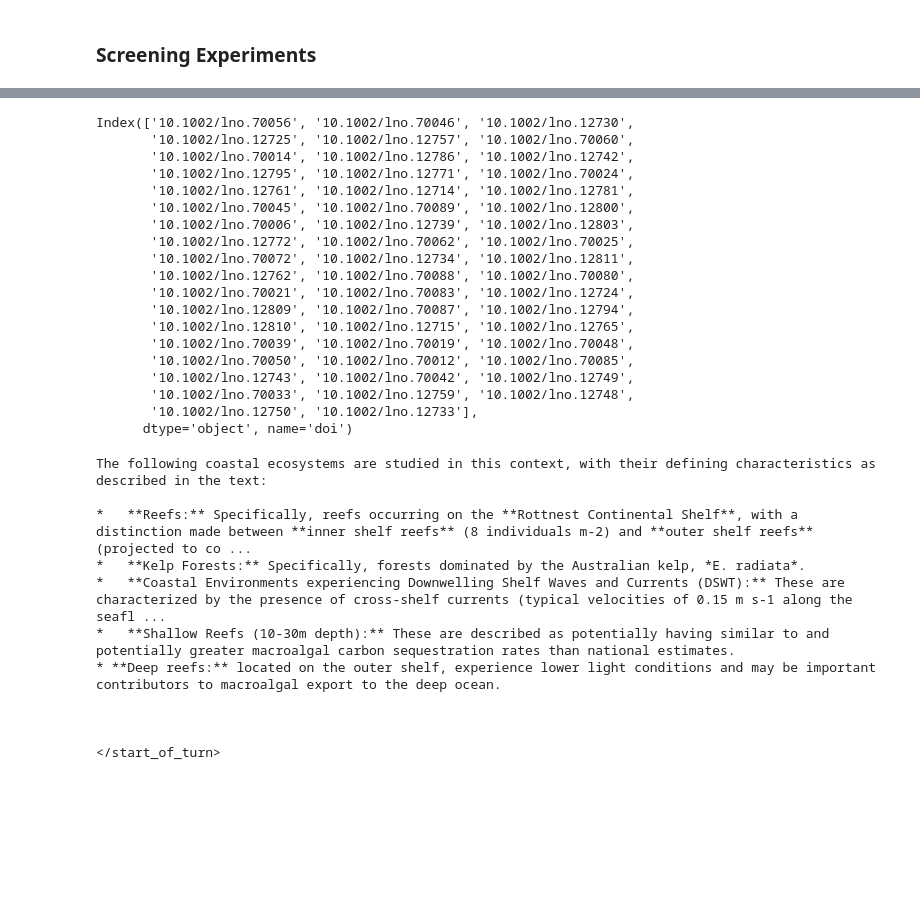
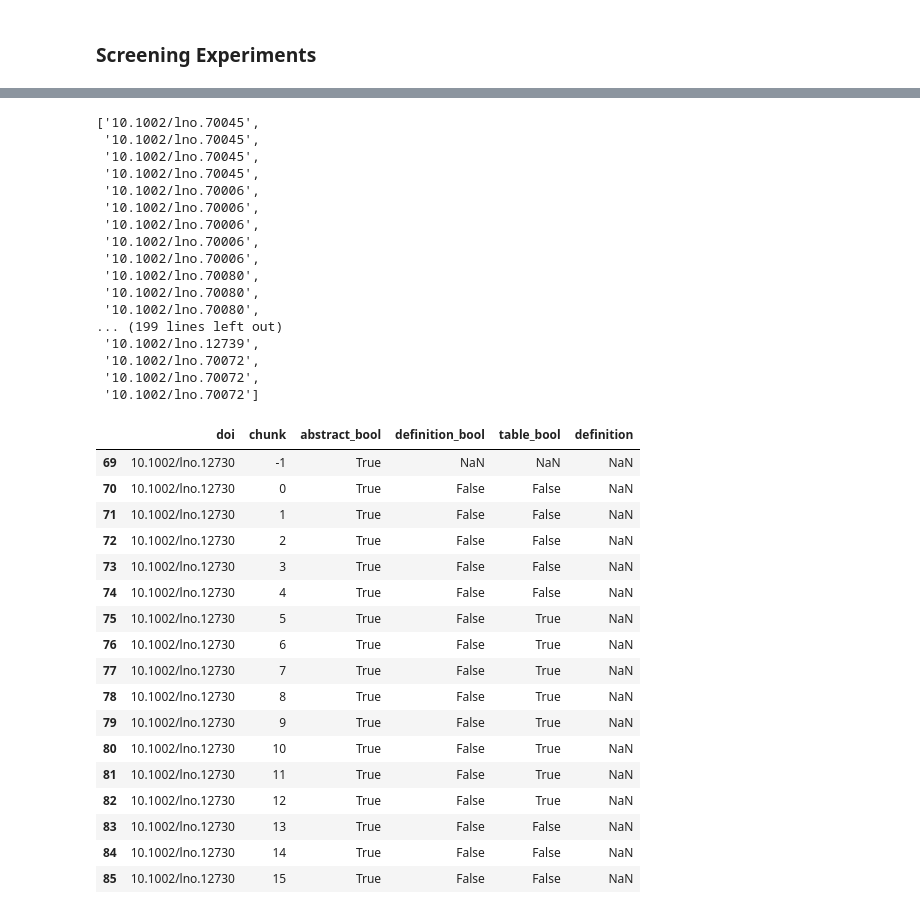
Before and after one commit to kevinqnb/systematic-review, a Jupyter notebook: examples/results.ipynb, the cells around one changed output, grey strips where cells are left out. Saved outputs shown, nothing was run; the diff lists cells and outputs as text; code cells hidden in the pictures; blank space fills up the shorter version.

```diff
--- a/examples/results.ipynb
+++ b/examples/results.ipynb
@@ -159,36 +188,41 @@ Name: count, dtype: int64
 # %%
-df.loc[df.table_bool == True].doi.value_counts().index
+list(df.loc[df.table_bool == True].doi)
 # %% [output]
-Index(['10.1002/lno.70056', '10.1002/lno.70046', '10.1002/lno.12730',
-       '10.1002/lno.12725', '10.1002/lno.12757', '10.1002/lno.70060',
-       '10.1002/lno.70014', '10.1002/lno.12786', '10.1002/lno.12742',
-       '10.1002/lno.12795', '10.1002/lno.12771', '10.1002/lno.70024',
-       '10.1002/lno.12761', '10.1002/lno.12714', '10.1002/lno.12781',
-       '10.1002/lno.70045', '10.1002/lno.70089', '10.1002/lno.12800',
-       '10.1002/lno.70006', '10.1002/lno.12739', '10.1002/lno.12803',
-       '10.1002/lno.12772', '10.1002/lno.70062', '10.1002/lno.70025',
-       '10.1002/lno.70072', '10.1002/lno.12734', '10.1002/lno.12811',
-       '10.1002/lno.12762', '10.1002/lno.70088', '10.1002/lno.70080',
-       '10.1002/lno.70021', '10.1002/lno.70083', '10.1002/lno.12724',
-       '10.1002/lno.12809', '10.1002/lno.70087', '10.1002/lno.12794',
-       '10.1002/lno.12810', '10.1002/lno.12715', '10.1002/lno.12765',
-       '10.1002/lno.70039', '10.1002/lno.70019', '10.1002/lno.70048',
-       '10.1002/lno.70050', '10.1002/lno.70012', '10.1002/lno.70085',
-       '10.1002/lno.12743', '10.1002/lno.70042', '10.1002/lno.12749',
-       '10.1002/lno.70033', '10.1002/lno.12759', '10.1002/lno.12748',
-       '10.1002/lno.12750', '10.1002/lno.12733'],
-      dtype='object', name='doi')
+['10.1002/lno.70045',
+ '10.1002/lno.70045',
+ '10.1002/lno.70045',
+ '10.1002/lno.70045',
+ '10.1002/lno.70006',
+ '10.1002/lno.70006',
+ '10.1002/lno.70006',
+ '10.1002/lno.70006',
+ '10.1002/lno.70006',
+ '10.1002/lno.70080',
+ '10.1002/lno.70080',
+ '10.1002/lno.70080',
+... (199 lines left out)
+ '10.1002/lno.12739',
+ '10.1002/lno.70072',
+ '10.1002/lno.70072',
+ '10.1002/lno.70072']
-# %%
-print(df.loc[df.definition_bool == True].definition.iloc[4])
-# %% [output]
-The following coastal ecosystems are studied in this context, with their defining characteristics as described in the text:
-
-*   **Reefs:** Specifically, reefs occurring on the **Rottnest Continental Shelf**, with a distinction made between **inner shelf reefs** (8 individuals m-2) and **outer shelf reefs** (projected to co ...
-*   **Kelp Forests:** Specifically, forests dominated by the Australian kelp, *E. radiata*.
-*   **Coastal Environments experiencing Downwelling Shelf Waves and Currents (DSWT):** These are characterized by the presence of cross-shelf currents (typical velocities of 0.15 m s-1 along the seafl ...
-*   **Shallow Reefs (10-30m depth):** These are described as potentially having similar to and potentially greater macroalgal carbon sequestration rates than national estimates.
-* **Deep reefs:** located on the outer shelf, experience lower light conditions and may be important contributors to macroalgal export to the deep ocean.
-
-
-
-</start_of_turn>
+# %%
+df.loc[df.doi == '10.1002/lno.12730']
+# %% [output]
+|  | doi | chunk | abstract_bool | definition_bool | table_bool | definition |
+| 69 | 10.1002/lno.12730 | -1 | True | NaN | NaN | NaN |
+| 70 | 10.1002/lno.12730 | 0 | True | False | False | NaN |
+| 71 | 10.1002/lno.12730 | 1 | True | False | False | NaN |
+| 72 | 10.1002/lno.12730 | 2 | True | False | False | NaN |
+| 73 | 10.1002/lno.12730 | 3 | True | False | False | NaN |
+| 74 | 10.1002/lno.12730 | 4 | True | False | False | NaN |
+| 75 | 10.1002/lno.12730 | 5 | True | False | True | NaN |
+| 76 | 10.1002/lno.12730 | 6 | True | False | True | NaN |
+| 77 | 10.1002/lno.12730 | 7 | True | False | True | NaN |
+| 78 | 10.1002/lno.12730 | 8 | True | False | True | NaN |
+| 79 | 10.1002/lno.12730 | 9 | True | False | True | NaN |
+| 80 | 10.1002/lno.12730 | 10 | True | False | True | NaN |
+| 81 | 10.1002/lno.12730 | 11 | True | False | True | NaN |
+| 82 | 10.1002/lno.12730 | 12 | True | False | True | NaN |
+| 83 | 10.1002/lno.12730 | 13 | True | False | False | NaN |
+| 84 | 10.1002/lno.12730 | 14 | True | False | False | NaN |
+| 85 | 10.1002/lno.12730 | 15 | True | False | False | NaN |
```
Also changed, not shown: parts of 11 cells of this notebook, 8 other files.
